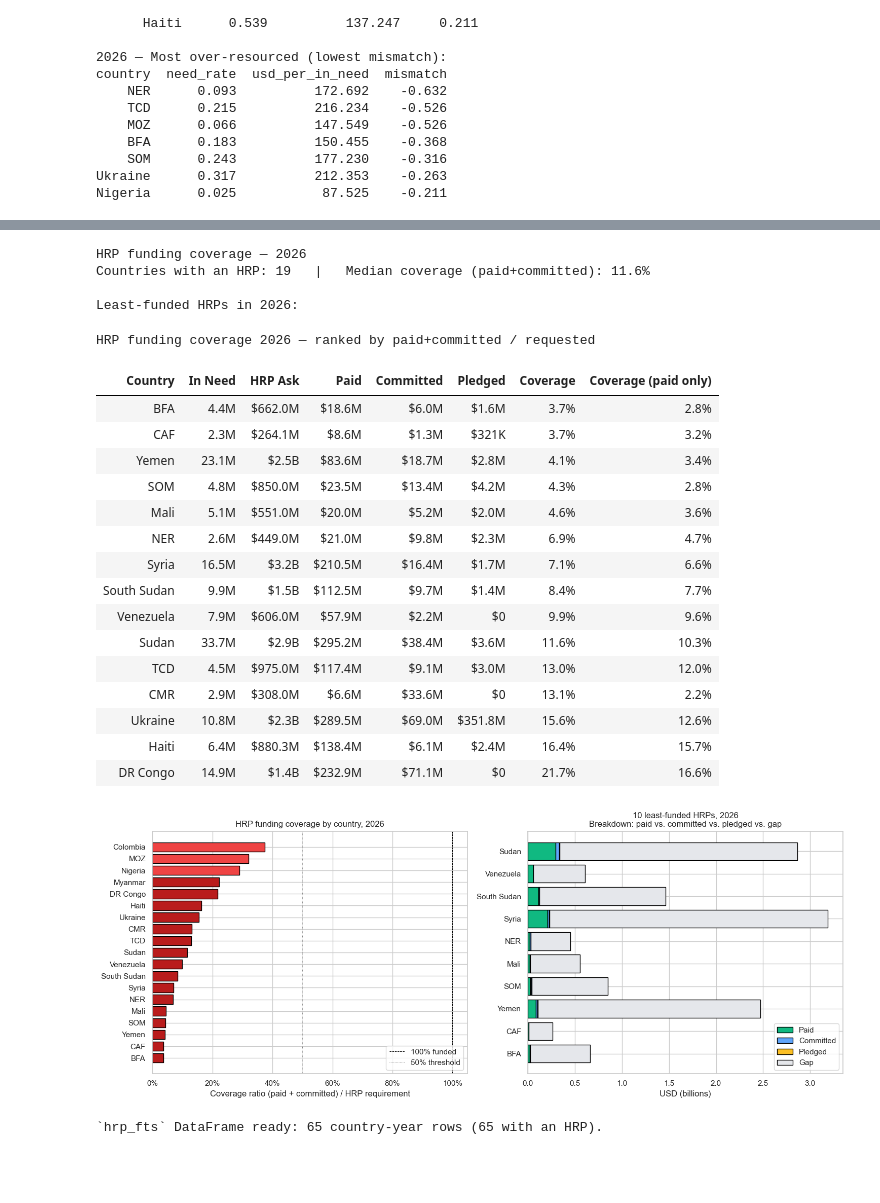
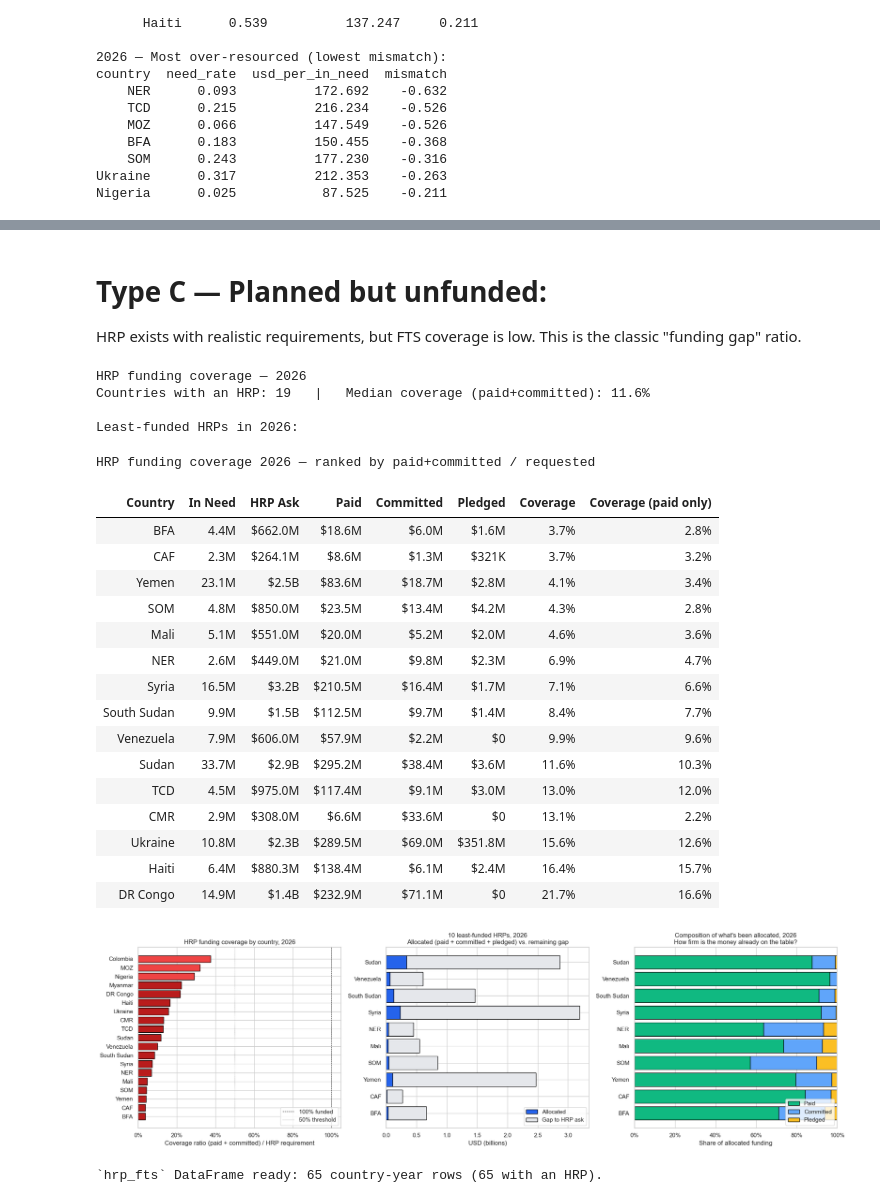
Before and after one commit to USER-397X/OCHA, a Jupyter notebook: stroopwafel.ipynb, the cells around one changed output, grey strips where cells are left out. Cells and saved outputs as stored; diff of their text form; code cells hidden in the pictures; blank space fills up the shorter version.

Commit message:
plots changes to stroopwafel

```diff
--- a/stroopwafel.ipynb
+++ b/stroopwafel.ipynb
@@ -1091,3 +1161,6 @@ Overlooked countries (severity >= 3.0, not in full pipeline):
+# %% [markdown]
+# Type C — Planned but unfunded:
+HRP exists with realistic requirements, but FTS coverage is low. This is the classic "funding gap" ratio.
 # %%
 # ============================================================
 # HRP FUNDING COVERAGE: what was requested vs. what arrived (FTS)
@@ -1220,10 +1293,12 @@ print(f"\nLeast-funded HRPs in {latest}:")
 display(bottom.style.hide(axis="index")
         .set_caption(f"HRP funding coverage {latest} — ranked by paid+committed / requested"))
 
-# ---- 5. Visualise the coverage bar -----------------------------------------
-fig, axes = plt.subplots(1, 2, figsize=(15, 6))
+# ---- 5. Visualise the coverage — three complementary views ----------------
+import matplotlib.ticker as mtick
 
-# Left: ranked coverage for all HRP countries in the latest year
+fig, axes = plt.subplots(1, 3, figsize=(20, 6))
+
+# --- Panel A: ranked coverage ratio for every HRP country ------------------
 rank_df = latest_view.sort_values("coverage_ratio", ascending=True)
 bar_colors = ["#b91c1c" if r < 0.25 else "#ef4444" if r < 0.50
               else "#f59e0b" if r < 0.75 else "#10b981"
@@ -1237,58 +1312,79 @@ axes[0].axvline(0.50, color="gray", linestyle=":", linewidth=0.7,
 axes[0].set_xlabel("Coverage ratio (paid + committed) / HRP requirement")
 axes[0].set_title(f"HRP funding coverage by country, {latest}")
 axes[0].legend(loc="lower right")
-import matplotlib.ticker as mtick
 axes[0].xaxis.set_major_formatter(mtick.PercentFormatter(1.0))
 
-# Right: paid vs committed vs pledged stacked, for the 10 worst-covered
+# --- Panel B: allocated vs. gap, in absolute USD (billions) ----------------
+# "Allocated" = paid + committed + pledged, i.e. everything the donor system
+# has signalled it will move, regardless of whether the cash has arrived. The
+# gap is what's still missing against the HRP requirement.
 worst10 = latest_view.head(10).sort_values("coverage_ratio", ascending=True)
-worst10_req = worst10["req_sum"] / 1e9  # convert to billions
-worst10_paid = worst10["fts_paid"] / 1e9
-worst10_commit = worst10["fts_commitment"] / 1e9
-worst10_pledge = worst10["fts_pledge"] / 1e9
-worst10_gap = (worst10["req_sum"] - worst10["fts_total_reported"]).clip(lower=0) / 1e9
+allocated = worst10["fts_total_reported"] / 1e9   # paid + commit + pledge
+gap       = (worst10["req_sum"] - worst10["fts_total_reported"]).clip(lower=0) / 1e9
 
 y = np.arange(len(worst10))
-axes[1].barh(y, worst10_paid, color="#10b981", edgecolor="black", label="Paid")
-axes[1].barh(y, worst10_commit, left=worst10_paid, color="#60a5fa",
-             edgecolor="black", label="Committed")
-axes[1].barh(y, worst10_pledge, left=worst10_paid + worst10_commit,
-             color="#fbbf24", edgecolor="black", label="Pledged")
-axes[1].barh(y, worst10_gap, left=worst10_paid + worst10_commit + worst10_pledge,
-             color="#e5e7eb", edgecolor="black", label="Gap")
+axes[1].barh(y, allocated, color="#2563eb", edgecolor="black", label="Allocated")
+axes[1].barh(y, gap, left=allocated, color="#e5e7eb",
+             edgecolor="black", label="Gap to HRP ask")
 axes[1].set_yticks(y)
 axes[1].set_yticklabels(worst10["country"])
 axes[1].set_xlabel("USD (billions)")
-axes[1].set_title(f"10 least-funded HRPs, {latest}\nBreakdown: paid vs. committed vs. pledged vs. gap")
+axes[1].set_title(f"10 least-funded HRPs, {latest}\n"
+                  "Allocated (paid + committed + pledged) vs. remaining gap")
 axes[1].legend(loc="lower right")
+
+# --- Panel C: composition of the allocated portion (100%-stacked) ----------
+# This answers the follow-up question panel B can't: of the money that HAS
+# been allocated, how firm is it? Paid is cash in hand, committed is legally
+# binding, pledged is intent that often doesn't materialise. A country whose
+# allocation is mostly pledges is more fragile than one whose allocation is
+# mostly paid, even at the same absolute level.
+alloc_total = worst10["fts_total_reported"].replace(0, np.nan)   # avoid 0-div
+paid_frac    = worst10["fts_paid"]       / alloc_total
+commit_frac  = worst10["fts_commitment"] / alloc_total
+pledge_frac  = worst10["fts_pledge"]     / alloc_total
+
+axes[2].barh(y, paid_frac, color="#10b981", edgecolor="black", label="Paid")
+axes[2].barh(y, commit_frac, left=paid_frac, color="#60a5fa",
+             edgecolor="black", label="Committed")
+axes[2].barh(y, pledge_frac, left=paid_frac + commit_frac, color="#fbbf24",
+             edgecolor="black", label="Pledged")
+axes[2].set_yticks(y)
+axes[2].set_yticklabels(worst10["country"])
+axes[2].set_xlim(0, 1)
+axes[2].xaxis.set_major_formatter(mtick.PercentFormatter(1.0))
+axes[2].set_xlabel("Share of allocated funding")
+axes[2].set_title(f"Composition of what's been allocated, {latest}\n"
+                  "How firm is the money already on the table?")
+axes[2].legend(loc="lower right")
 
 plt.tight_layout()
 plt.show()
 
 # ---- 6. Keep the joined table available to later cells ----------------------
 print(f"\n`hrp_fts` DataFrame ready: {len(hrp_fts):,} country-year rows "
       f"({(hrp_fts['req_sum'] > 0).sum():,} with an HRP).")
 # %% [output]
 HRP funding coverage — 2026
 Countries with an HRP: 19   |   Median coverage (paid+committed): 11.6%
 
 Least-funded HRPs in 2026:
 HRP funding coverage 2026 — ranked by paid+committed / requested
 | Country | In Need | HRP Ask | Paid | Committed | Pledged | Coverage | Coverage (paid only) |
 | BFA | 4.4M | $662.0M | $18.6M | $6.0M | $1.6M | 3.7% | 2.8% |
 | CAF | 2.3M | $264.1M | $8.6M | $1.3M | $321K | 3.7% | 3.2% |
 | Yemen | 23.1M | $2.5B | $83.6M | $18.7M | $2.8M | 4.1% | 3.4% |
 | SOM | 4.8M | $850.0M | $23.5M | $13.4M | $4.2M | 4.3% | 2.8% |
 | Mali | 5.1M | $551.0M | $20.0M | $5.2M | $2.0M | 4.6% | 3.6% |
 | NER | 2.6M | $449.0M | $21.0M | $9.8M | $2.3M | 6.9% | 4.7% |
 | Syria | 16.5M | $3.2B | $210.5M | $16.4M | $1.7M | 7.1% | 6.6% |
 | South Sudan | 9.9M | $1.5B | $112.5M | $9.7M | $1.4M | 8.4% | 7.7% |
 | Venezuela | 7.9M | $606.0M | $57.9M | $2.2M | $0 | 9.9% | 9.6% |
 | Sudan | 33.7M | $2.9B | $295.2M | $38.4M | $3.6M | 11.6% | 10.3% |
 | TCD | 4.5M | $975.0M | $117.4M | $9.1M | $3.0M | 13.0% | 12.0% |
 | CMR | 2.9M | $308.0M | $6.6M | $33.6M | $0 | 13.1% | 2.2% |
 | Ukraine | 10.8M | $2.3B | $289.5M | $69.0M | $351.8M | 15.6% | 12.6% |
 | Haiti | 6.4M | $880.3M | $138.4M | $6.1M | $2.4M | 16.4% | 15.7% |
 | DR Congo | 14.9M | $1.4B | $232.9M | $71.1M | $0 | 21.7% | 16.6% |
-[figure, old version]
+[figure, new version]
 `hrp_fts` DataFrame ready: 65 country-year rows (65 with an HRP).
```
Also changed, not shown: parts of 51 cells of this notebook.
